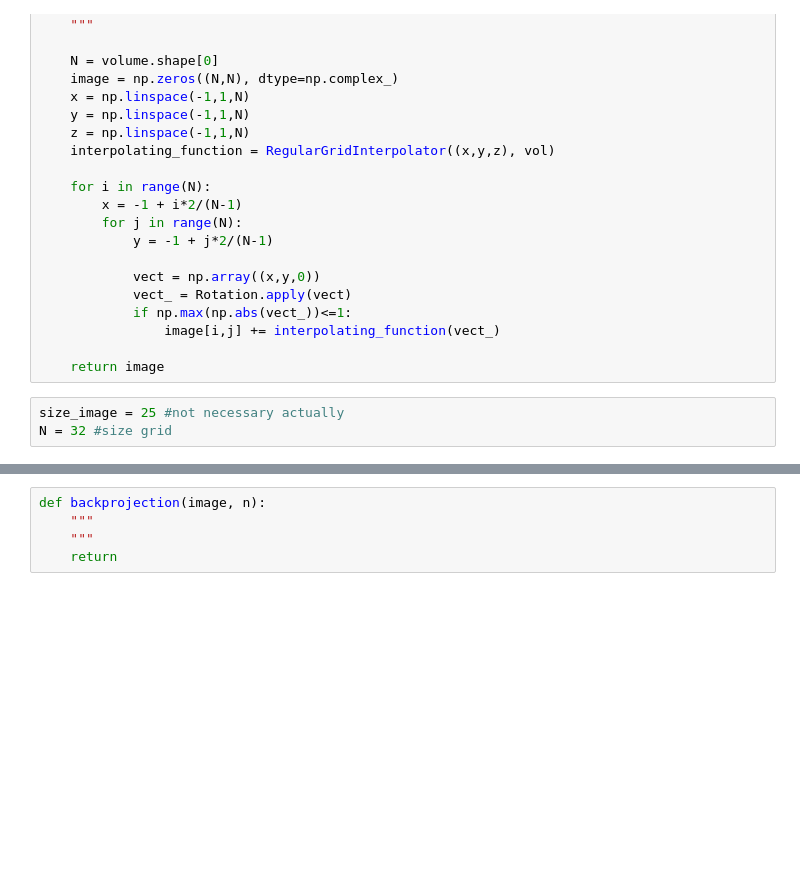
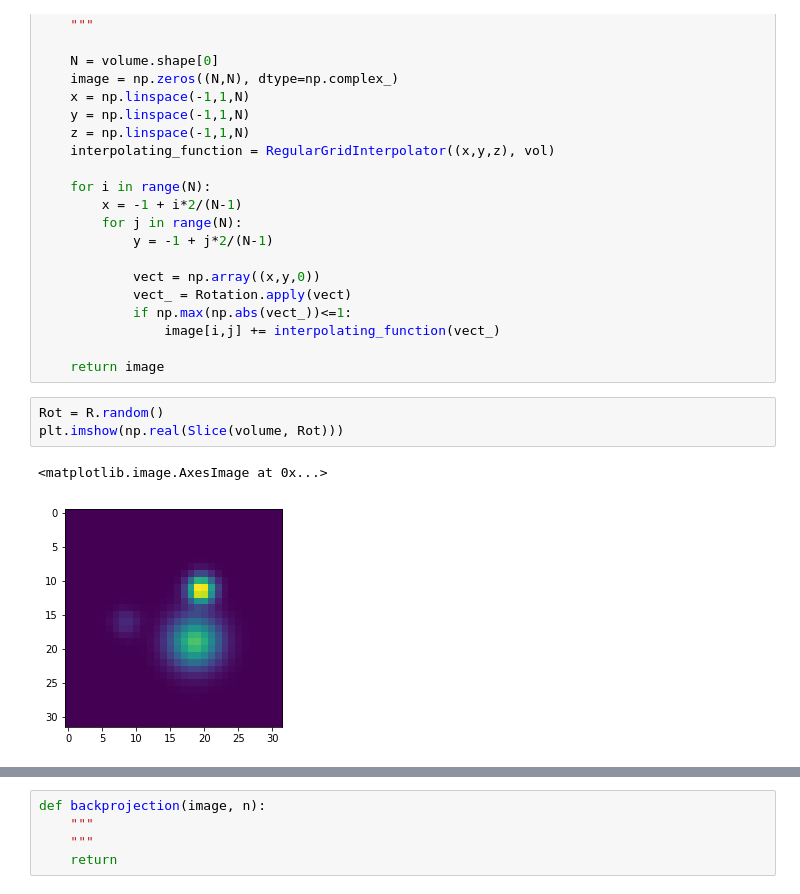
Before and after one commit to fredericpoitevin/gmm-cryoem, a Jupyter notebook: notebooks/Single particle reconstruction.ipynb, the cells around one changed output, grey strips where cells are left out. Drawn from its saved outputs; the diff is of its cells as text; blank space fills up the shorter version.

```diff
--- a/notebooks/Single particle reconstruction.ipynb
+++ b/notebooks/Single particle reconstruction.ipynb
@@ -36,6 +39,9 @@ def Slice(vol, Rotation):
                 image[i,j] += interpolating_function(vect_)
 
     return image
-# %%
-size_image = 25 #not necessary actually
-N = 32 #size grid
+# %%
+Rot = R.random()
+plt.imshow(np.real(Slice(volume, Rot)))
+# %% [output]
+<matplotlib.image.AxesImage at 0x...>
+[figure, added]
```
Also changed, not shown: parts of 9 cells of this notebook, 1 other file.
